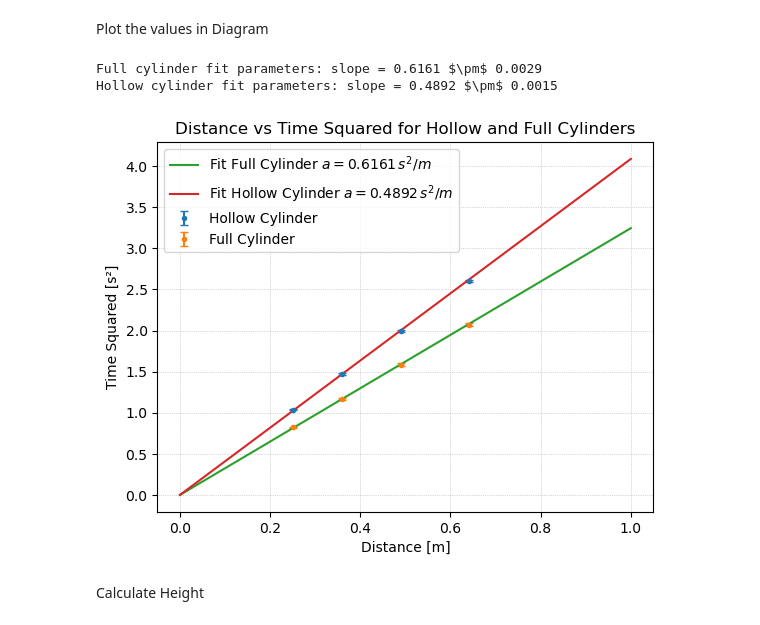
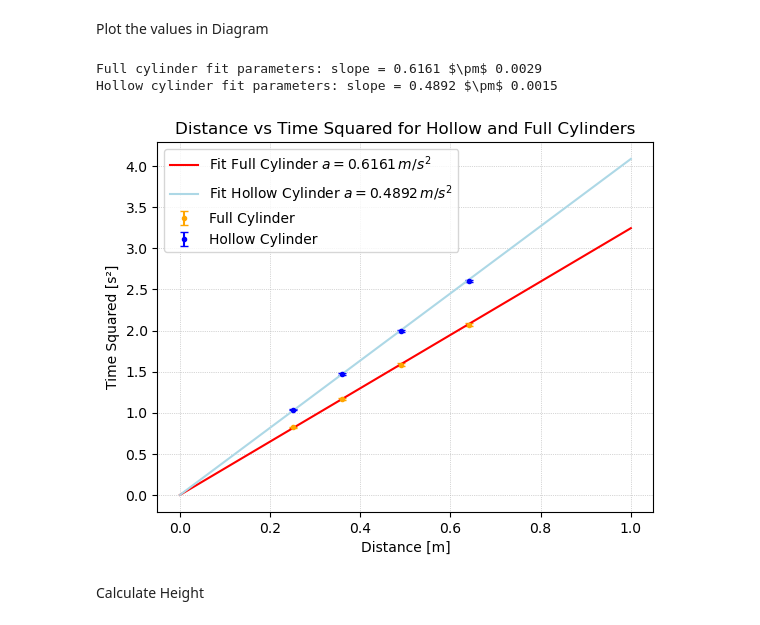
Before and after one commit to IchKaueHolz/PAP1, a Jupyter notebook: Versuch 15/Auswertung/code/V15.ipynb, the cells around one changed output. Saved outputs shown, nothing was run; the diff lists cells and outputs as text; code cells hidden in the pictures.

```diff
--- a/Versuch 15/Auswertung/code/V15.ipynb
+++ b/Versuch 15/Auswertung/code/V15.ipynb
@@ -170,38 +170,40 @@ Plot the values in Diagram
 # %%
 
 mean_hollow_squared = mean_hollow**2
 std_hollow_squared = np.sqrt(std_hollow**2 + 0.001**2) * mean_hollow * 2
 mean_full_squared = mean_full**2
 std_full_squared = np.sqrt(std_full**2 + 0.001**2) * mean_full * 2
 
 s = np.array([25, 36, 49, 64])*1e-2
 
 
 
-plt.errorbar(s, mean_hollow_squared, yerr=std_hollow_squared, fmt='.', label="Hollow Cylinder", capsize=3)
-plt.errorbar(s, mean_full_squared, yerr=std_full_squared, fmt='.', label="Full Cylinder", capsize=3)
+plt.errorbar(s, mean_full_squared, yerr=std_full_squared, fmt='.', label="Full Cylinder", capsize=3, color='orange')
+
+plt.errorbar(s, mean_hollow_squared, yerr=std_hollow_squared, fmt='.', label="Hollow Cylinder", capsize=3, color='blue')
+
 
 
 func = lambda x, a: (2.0 / a) * x
 
 popt_hollow, pcov_hollow = curve_fit(func, s, mean_hollow_squared, sigma=std_hollow_squared, absolute_sigma=True)
 popt_full, pcov_full = curve_fit(func, s, mean_full_squared, sigma=std_full_squared, absolute_sigma=True)
 
 x_fit = np.linspace(0, 1, 100)
-plt.plot(x_fit, func(x_fit, popt_full[0]), label=f"Fit Full Cylinder $a = {popt_full[0]:.4f}\, s^2 /m$")
-plt.plot(x_fit, func(x_fit, popt_hollow[0]), label=f"Fit Hollow Cylinder $a = {popt_hollow[0]:.4f}\, s^2 /m$")
+plt.plot(x_fit, func(x_fit, popt_full[0]), label=f"Fit Full Cylinder $a = {popt_full[0]:.4f}\, m/s^2$", color='red')
+plt.plot(x_fit, func(x_fit, popt_hollow[0]), label=f"Fit Hollow Cylinder $a = {popt_hollow[0]:.4f}\, m/s^2$", color='lightblue')
 
 plt.xlabel("Distance [m]")
 plt.ylabel("Time Squared [s²]")
 plt.grid(which='both', linestyle=':', linewidth=0.5)
 plt.legend()
 plt.title("Distance vs Time Squared for Hollow and Full Cylinders")
 print(f"Full cylinder fit parameters: slope = {popt_full[0]:.4f} $\\pm$ {np.sqrt(pcov_full[0][0]):.4f}")
 print(f"Hollow cylinder fit parameters: slope = {popt_hollow[0]:.4f} $\\pm$ {np.sqrt(pcov_hollow[0][0]):.4f}")
 # %% [output]
 Full cylinder fit parameters: slope = 0.6161 $\pm$ 0.0029
 Hollow cylinder fit parameters: slope = 0.4892 $\pm$ 0.0015
-[figure, old version]
+[figure, new version]
 # %% [markdown]
 Calculate Height
 # %%
```
Also changed, not shown: 3 other files.
